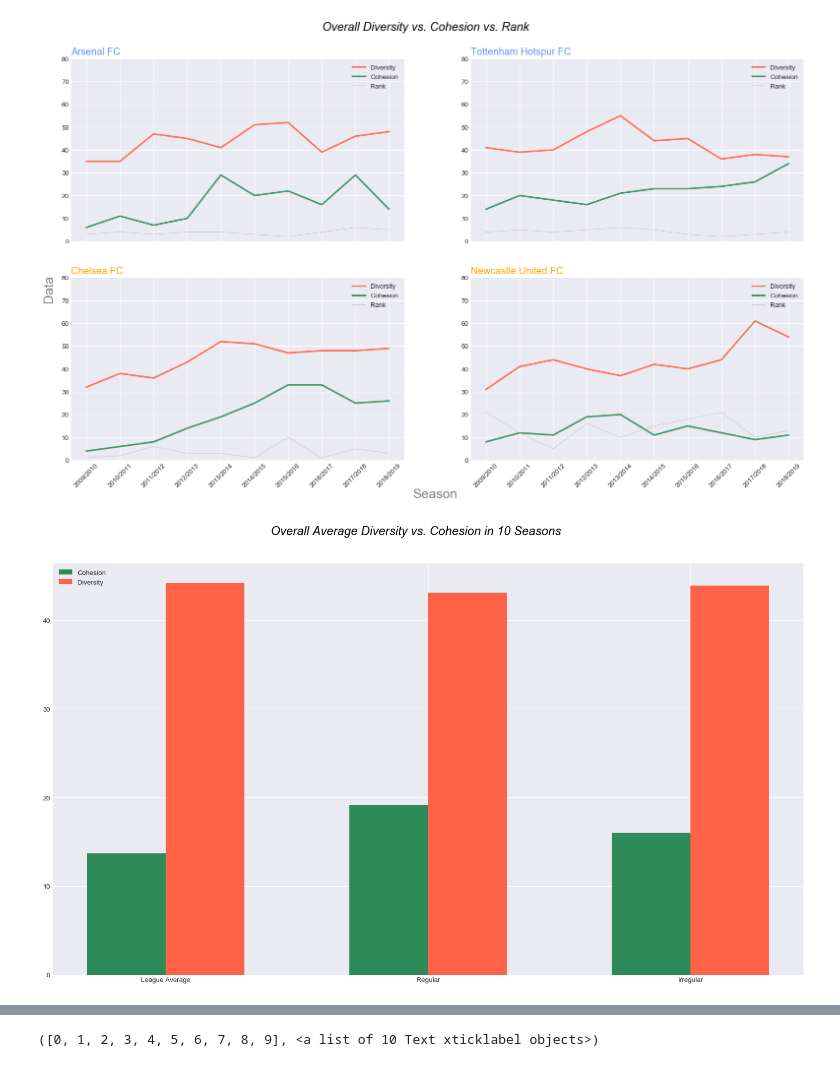
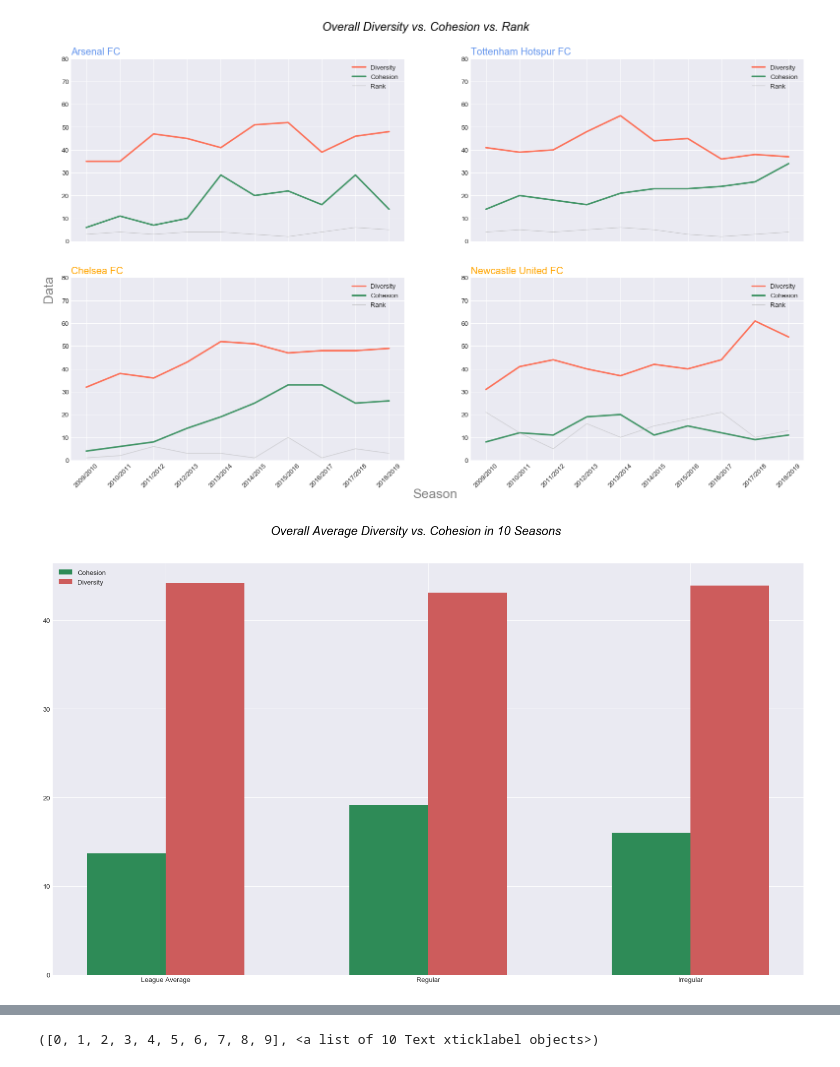
Before and after one commit to ZhangZeyu-UoE/DI-Sport-Analysis, a Jupyter notebook: Data_Process/Diversity_Study.ipynb, the cells around one changed output, grey strips where cells are left out. Saved outputs shown, nothing was run; the diff lists cells and outputs as text; code cells hidden in the pictures.

```diff
--- a/Data_Process/Diversity_Study.ipynb
+++ b/Data_Process/Diversity_Study.ipynb
@@ -838,35 +838,35 @@ Text(-13,75,'Data')
 # An overall cumulative value for the 10 years.
 ovrdiv_league = np.sum(average_league['age_div'])+np.sum(average_league['club_div'])+np.sum(average_league['national_div'])
 ovrco_league = np.sum(average_league['current_co'])+np.sum(average_league['past_co'])+np.sum(average_league['national_co'])
 
 ovrdiv_regular = np.sum(average_outliers['regular']['age_div'])+np.sum(average_outliers['regular']['club_div'])+np.sum(average_outliers['regular']['national_div'])
 ovrco_regular = np.sum(average_outliers['regular']['current_co'])+np.sum(average_outliers['regular']['past_co'])+np.sum(average_outliers['regular']['national_co'])
 
 ovrdiv_irregular = np.sum(average_outliers['irregular']['age_div'])+np.sum(average_outliers['irregular']['club_div'])+np.sum(average_outliers['irregular']['national_div'])
 ovrco_irregular = np.sum(average_outliers['irregular']['current_co'])+np.sum(average_outliers['irregular']['past_co'])+np.sum(average_outliers['irregular']['national_co'])
 
 entities = ['League Average','Regular', 'Irregular']
 ovrdiv = [ovrdiv_league, ovrdiv_regular, ovrdiv_irregular]
 ovrco = [ovrco_league, ovrco_regular, ovrco_irregular]
 
 avrdiv = [ovrdiv_league/10, ovrdiv_regular/10, ovrdiv_irregular/10]
 avrco = [ovrco_league/10, ovrco_regular/10, ovrco_irregular/10]
 # Initialize the figure
 plt.style.use('seaborn-darkgrid')
 my_dpi = 96
 plt.figure(figsize=(1920/my_dpi, 1080/my_dpi), dpi=my_dpi)
 
 x=np.arange(3)
 bar_width=0.3
 
 plt.bar(x,avrco,bar_width,color='seagreen',label='Cohesion')
-plt.bar(x+bar_width,avrdiv,bar_width,color='tomato', label='Diversity')
+plt.bar(x+bar_width,avrdiv,bar_width,color='indianred', label='Diversity')
 plt.suptitle("Overall Average Diversity vs. Cohesion in 10 Seasons", fontsize=18, fontweight=0, color='black', style='italic', y=0.95)
 plt.legend()
 plt.xticks(x+bar_width/2,entities)
 plt.show()
 # %% [output]
-[figure, old version]
+[figure, new version]
 # %%
 # Structural Fold.
 average_league
```
Also changed, not shown: parts of 4 cells of this notebook, 1 other file.
